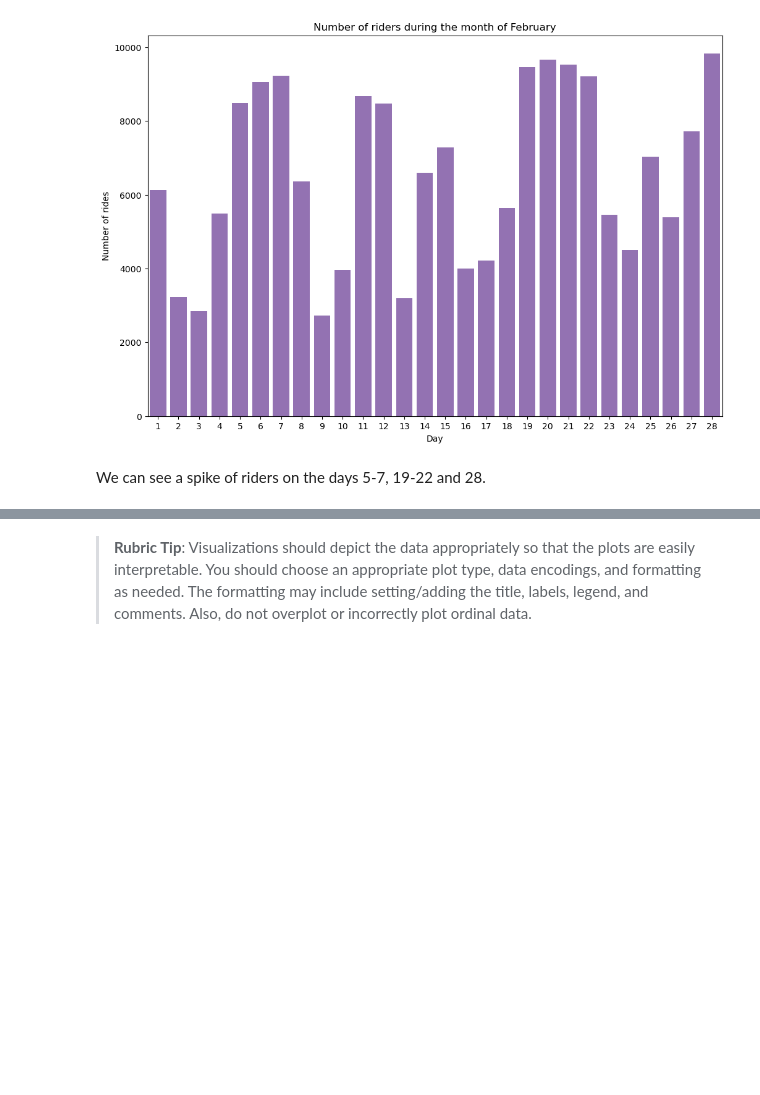
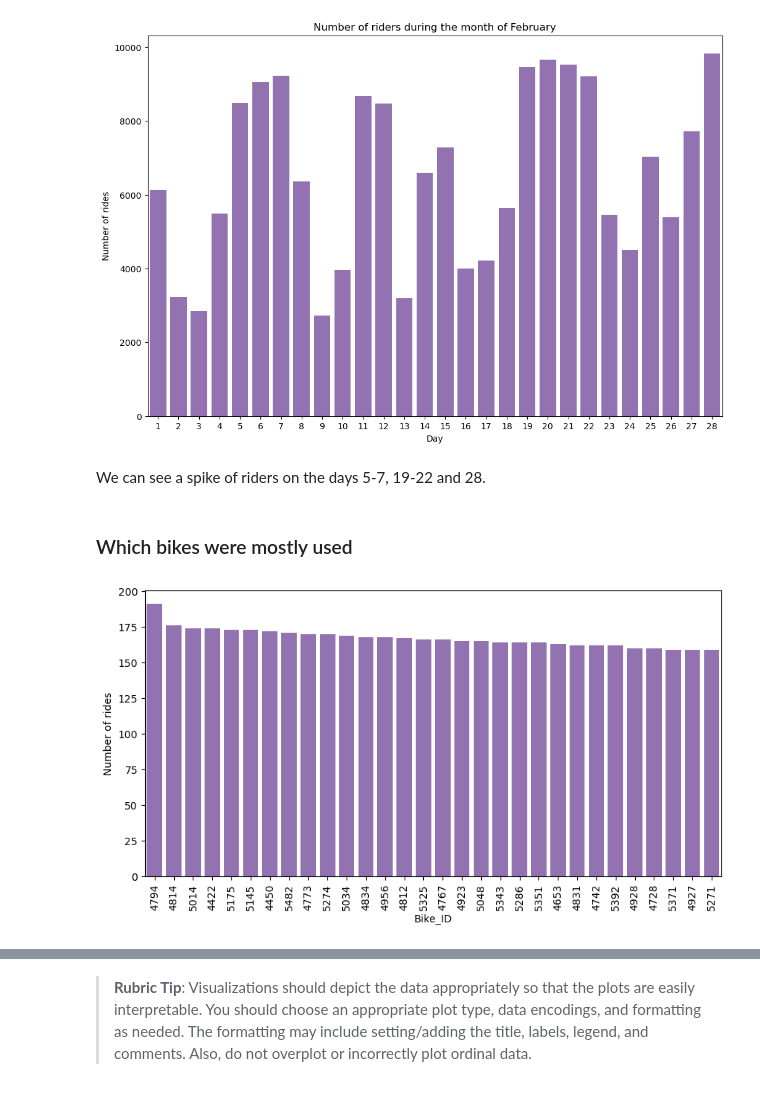
Before and after one commit to NajibAdan/UdacityxALX, a Jupyter notebook: Project_003/Part_I_exploration_template.ipynb, the cells around one changed output, grey strips where cells are left out. Saved outputs shown, nothing was run; the diff lists cells and outputs as text; code cells hidden in the pictures; blank space fills up the shorter version.

```diff
--- a/Project_003/Part_I_exploration_template.ipynb
+++ b/Project_003/Part_I_exploration_template.ipynb
@@ -295,3 +299,14 @@ plt.title("Number of riders during the month of February");
 [figure]
 # %% [markdown]
 We can see a spike of riders on the days 5-7, 19-22 and 28.
+# %% [markdown]
+### Which bikes were mostly used
+# %%
+limit_bikes = df.bike_id.value_counts().iloc[:30]
+plt.figure(figsize=(10,5))
+sb.countplot(data=df,x='bike_id',order=limit_bikes.index,color=color)
+plt.xticks(rotation=90)
+plt.ylabel('Number of rides')
+plt.xlabel('Bike_ID');
+# %% [output]
+[figure, added]
```
Also changed, not shown: parts of 18 cells of this notebook, 1 other file.
